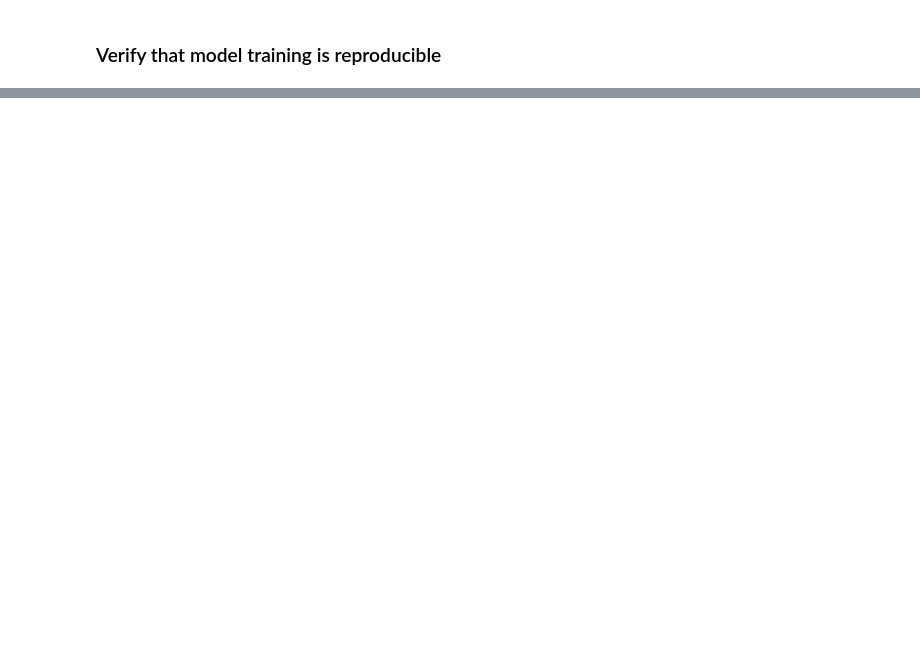
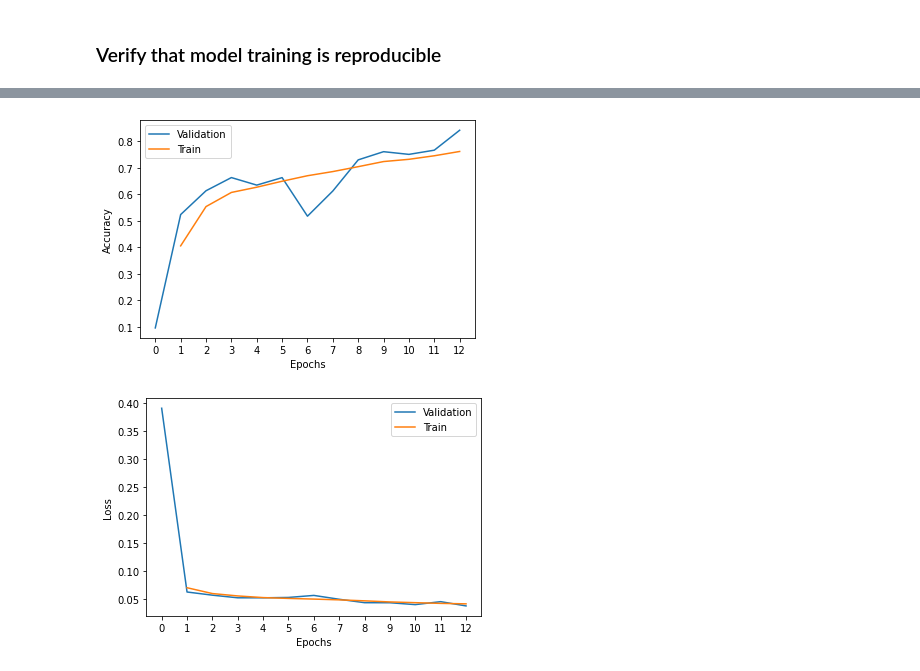
Before and after one commit to aspartate/stochastic-nn, a Jupyter notebook: main.ipynb, the cells around one changed output, grey strips where cells are left out. Drawn from its saved outputs; the diff is of its cells as text; code cells hidden in the pictures; blank space fills up the shorter version.

```diff
--- a/main.ipynb
+++ b/main.ipynb
@@ -244,7 +245,7 @@ class Model(object):
 # %%
 # Model architecture
 sizes = [784, 30, 2, 10]
-epochs = 10
+epochs = 12
 batch_size = 10
 learning_rate = 1.5
 validation_size=0.3
@@ -286,6 +283,6 @@ Test accuracy: 0.7483. Mean test loss: 0.04045542785489169
 # %%
-# Build & train second model
-model2 = Model(sizes, weights, biases)
-model2.fit(train_data, epochs = epochs, batch_size = batch_size, learning_rate = learning_rate, validation_size = validation_size, shuffle_order = shuffle_order, store_latent_vecs = True)
-test_acc, test_loss = model2.evaluate(test_data)
-print(f'Test accuracy: {test_acc}. Mean test loss: {test_loss}')
+# # Build & train second model
+# model2 = Model(sizes, weights, biases)
+# model2.fit(train_data, epochs = epochs, batch_size = batch_size, learning_rate = learning_rate, validation_size = validation_size, shuffle_order = shuffle_order, store_latent_vecs = True)
+# test_acc, test_loss = model2.evaluate(test_data)
+# print(f'Test accuracy: {test_acc}. Mean test loss: {test_loss}')
@@ -314,6 +294,6 @@ Model weights were reproducible: [True, True, True]
 # %%
 # Build & train model
-model2 = Model([784, 28, 10, 2, 10])
-model2.fit(train_data, epochs = 10, batch_size = 10, learning_rate = 1.5, validation_size = 0.3)
-test_acc, test_loss = model2.evaluate(test_data)
+model = Model(sizes, weights, biases)
+model.fit(train_data, epochs = 12, batch_size = batch_size, learning_rate = learning_rate, validation_size = validation_size, shuffle_order = shuffle_order, store_latent_vecs = True)
+test_acc, test_loss = model.evaluate(test_data)
 print(f'Test accuracy: {test_acc}. Mean test loss: {test_loss}')
@@ -357,19 +318,22 @@ plt.show();
 # %%
-# # Plot accuracy history
-# plt.plot(range(len(model.history['val']['acc'])), model.history['val']['acc'], label='Validation')
-# plt.plot(range(len(model.history['train']['acc'])), model.history['train']['acc'], label='Train')
-# plt.xticks(np.arange(0, len(model.history['val']['acc']), 1)) # Set xticks
-# plt.ylabel('Accuracy') # Y axis label
-# plt.xlabel('Epochs') # X axis label
-# plt.legend() # Add legend
-# plt.show();
+# Plot accuracy history
+plt.plot(range(len(model.history['val']['acc'])), model.history['val']['acc'], label='Validation')
+plt.plot(range(len(model.history['train']['acc'])), model.history['train']['acc'], label='Train')
+plt.xticks(np.arange(0, len(model.history['val']['acc']), 1)) # Set xticks
+plt.ylabel('Accuracy') # Y axis label
+plt.xlabel('Epochs') # X axis label
+plt.legend() # Add legend
+plt.show();
 
-# # Plot loss history
-# plt.plot(range(len(model.history['val']['loss'])), model.history['val']['loss'], label='Validation')
-# plt.plot(range(len(model.history['train']['loss'])), model.history['train']['loss'], label='Train')
-# plt.xticks(np.arange(0, len(model.history['val']['loss']), 1)) # Set xticks
-# plt.ylabel('Loss') # Y axis label
-# plt.xlabel('Epochs') # X axis label
-# plt.legend() # Add legend
-# plt.show();
+# Plot loss history
+plt.plot(range(len(model.history['val']['loss'])), model.history['val']['loss'], label='Validation')
+plt.plot(range(len(model.history['train']['loss'])), model.history['train']['loss'], label='Train')
+plt.xticks(np.arange(0, len(model.history['val']['loss']), 1)) # Set xticks
+plt.ylabel('Loss') # Y axis label
+plt.xlabel('Epochs') # X axis label
+plt.legend() # Add legend
+plt.show();
+# %% [output]
+[figure, added]
+[figure, added]
 # %%
```
Also changed, not shown: parts of 20 cells of this notebook, 31 other files.
